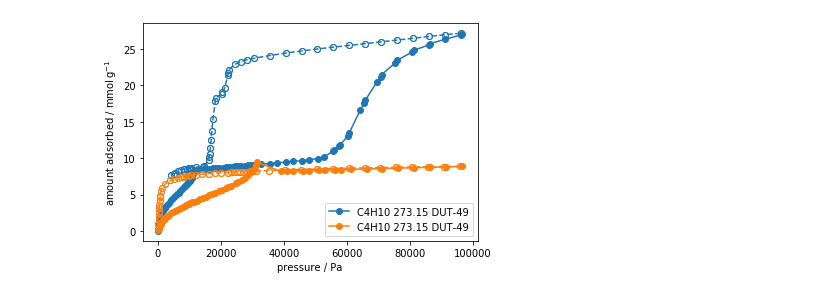
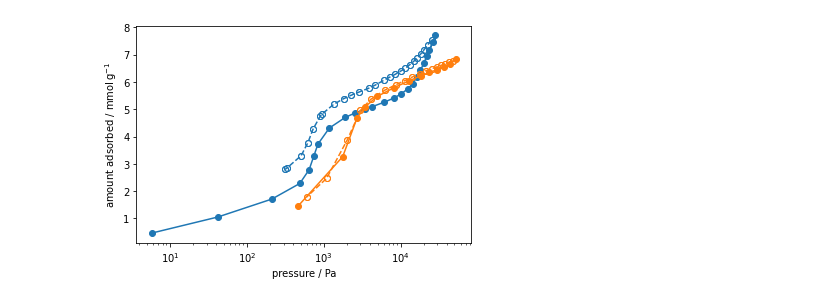
Before and after one commit to AIF-development-team/adsorptioninformationformat, a Jupyter notebook: plotisothermsfromaif.ipynb, the cells around one changed output. Saved outputs shown, nothing was run; the diff lists cells and outputs as text; code cells hidden in the pictures.

```diff
--- a/plotisothermsfromaif.ipynb
+++ b/plotisothermsfromaif.ipynb
@@ -4,16 +4,17 @@ from gemmi import cif
 import matplotlib.pyplot as plt
 
 def plot_isotherm(filename, color):
+
     aif = cif.read_file(filename)
     block = aif.sole_block()
-    ads_press = np.array(block.find_loop('_adsorption_pressure'),dtype=float)
-    ads_amount = np.array(block.find_loop('_adsorption_amount'),dtype=float)
-    des_press = np.array(block.find_loop('_desorption_pressure'),dtype=float)
-    des_amount = np.array(block.find_loop('_desorption_amount'),dtype=float)
+    ads_press = np.array(block.find_loop('_adsorp_pressure'),dtype=float)
+    ads_amount = np.array(block.find_loop('_adsorp_amount'),dtype=float)
+    des_press = np.array(block.find_loop('_desorp_pressure'),dtype=float)
+    des_amount = np.array(block.find_loop('_desorp_amount'),dtype=float)
 
-    material_id = block.find_pair('_material_id')[-1]
-    adsorptive = block.find_pair('_adsorptive')[-1]
-    temperature = block.find_pair('_temperature')[-1]
+    material_id = block.find_pair('_sample_material_id')[-1]
+    adsorptive = block.find_pair('_exptl_adsorptive')[-1]
+    temperature = block.find_pair('_exptl_temperature')[-1]
 
     plt.semilogx(ads_press,ads_amount, 'o-', color=color, label=adsorptive+" "+str(temperature)+' '+material_id)
     plt.plot(des_press,des_amount, 'o--', color=color, markerfacecolor="None")
@@ -22,9 +23,8 @@ def plot_isotherm(filename, color):
     plt.ylabel("amount adsorbed / mmol$\,$g$^{-1}$")
     return
 # %%
-plot_isotherm("database/DUT-49/DUT-49_nbutane_273K_vielePunkte.aif", "C0")
-plot_isotherm("database/DUT-49/DUT-49_nbutane_298K_vielePunkte_hohemasse.aif", "C1")
-plt.legend()
+plot_isotherm("database/DUT-67/DUT67_1_Garching_acetone_298K.DAT.aif", "C0")
+plot_isotherm("database/DUT-67/DUT67_1_Garching_DCM_298K.DAT.aif", "C1")
 plt.show()
 # %% [output]
-[figure, old version]
+[figure, new version]
```
Also changed, not shown: parts of 6 cells of this notebook, 55 other files.
